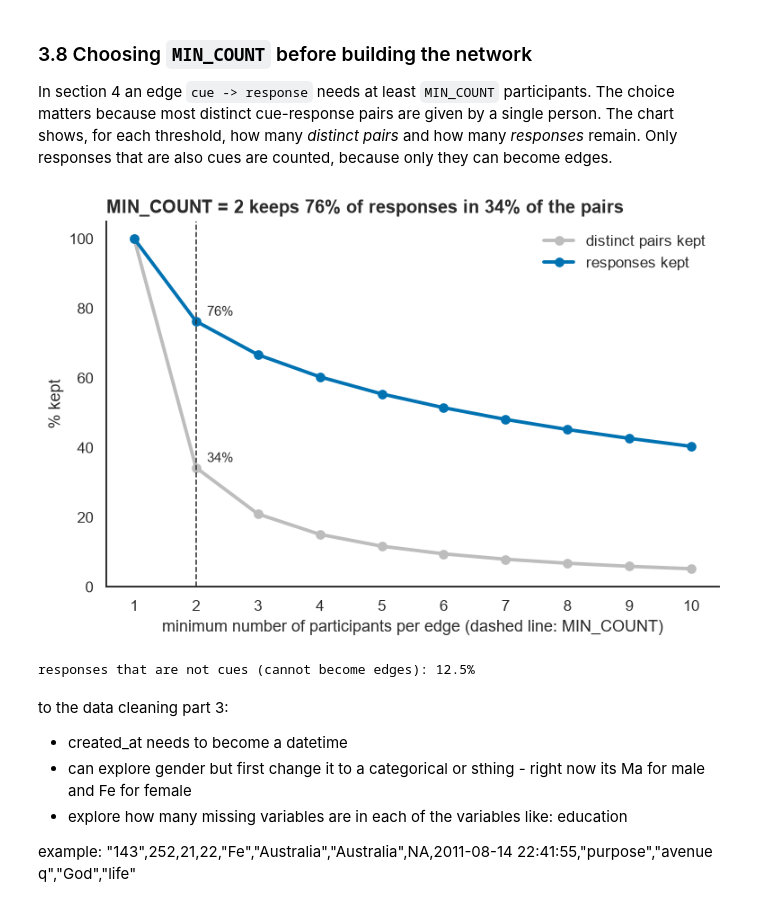
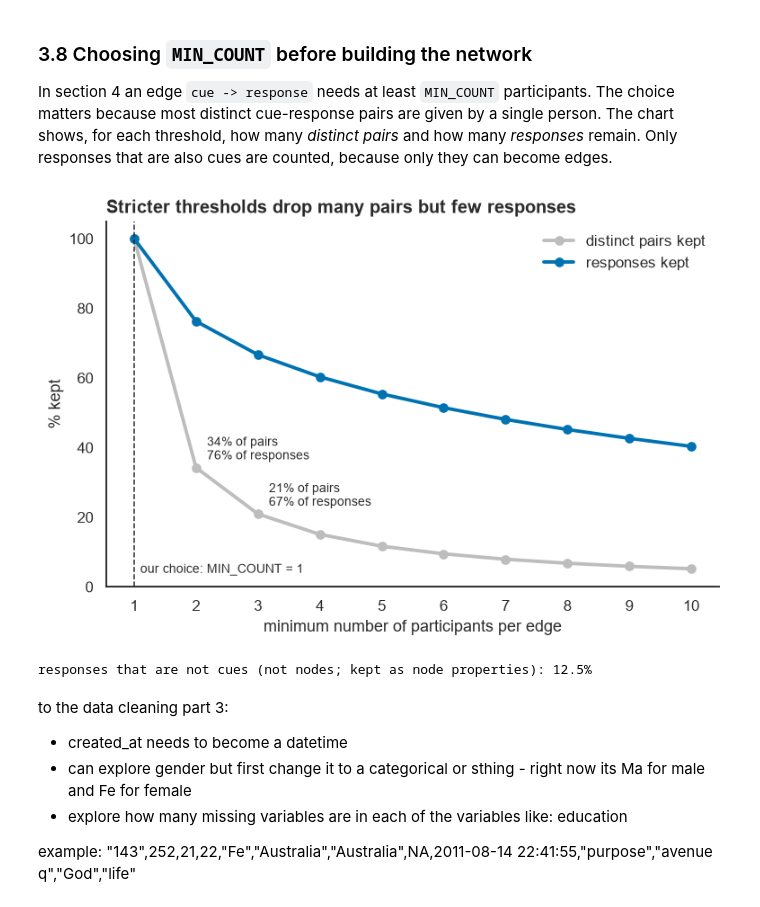
Before and after one commit to Faflon/words-association-visualization, a Jupyter notebook: words_association_analysis.ipynb, the cells around one changed output. Drawn from its saved outputs; the diff is of its cells as text; code cells hidden in the pictures.

```diff
--- a/words_association_analysis.ipynb
+++ b/words_association_analysis.ipynb
@@ -70,7 +70,7 @@ FIG_DIR = ROOT / "outputs" / "figures"
 FIG_DIR.mkdir(parents=True, exist_ok=True)
 
 SEED = 42
-MIN_COUNT = 2          # an association must be given by at least this many participants
+MIN_COUNT = 1          # an association must be given by at least this many participants
 FOCUS_WORD = "money"   # word used for the interactive ego network (falls back if absent)
 
 PALETTE = ["#0072B2", "#E69F00", "#009E73", "#D55E00",
@@ -785,30 +785,31 @@ In section 4 an edge `cue -> response` needs at least `MIN_COUNT` participants.
 # %%
 pair_counts = long.groupby(["cue", "response"]).size().rename("count").reset_index()
 pair_counts = pair_counts[pair_counts.response.isin(cues)]
 
 thr = np.arange(1, 11)
 pairs_kept = np.array([(pair_counts["count"] >= t).mean() for t in thr]) * 100
 resp_kept = np.array([pair_counts.loc[pair_counts["count"] >= t, "count"].sum() / pair_counts["count"].sum() for t in thr]) * 100
-i = MIN_COUNT - 1
 
 fig, ax = plt.subplots(figsize=(8, 4.8))
 ax.plot(thr, pairs_kept, color=GREY, lw=2.5, marker="o", label="distinct pairs kept")
 ax.plot(thr, resp_kept, color=BLUE, lw=2.5, marker="o", label="responses kept")
 ax.axvline(MIN_COUNT, color=INK, ls="--", lw=1)
-ax.annotate(f"{pairs_kept[i]:.0f}%", (MIN_COUNT, pairs_kept[i]), xytext=(8, 4), textcoords="offset points", fontsize=10)
-ax.annotate(f"{resp_kept[i]:.0f}%", (MIN_COUNT, resp_kept[i]), xytext=(8, 4), textcoords="offset points", fontsize=10)
+ax.text(MIN_COUNT + 0.1, 4, f"our choice: MIN_COUNT = {MIN_COUNT}", fontsize=9)
+for t in (2, 3):                      # what the robustness check would remove
+    ax.annotate(f"{pairs_kept[t-1]:.0f}% of pairs\n{resp_kept[t-1]:.0f}% of responses", (t, pairs_kept[t-1]),
+                xytext=(8, 6), textcoords="offset points", fontsize=9)
 ax.legend(frameon=False, loc="upper right")
 ax.set_xticks(thr)
 ax.set_ylim(0, 105)
-ax.set_xlabel("minimum number of participants per edge (dashed line: MIN_COUNT)")
+ax.set_xlabel("minimum number of participants per edge")
 ax.set_ylabel("% kept")
-ax.set_title(f"MIN_COUNT = {MIN_COUNT} keeps {resp_kept[i]:.0f}% of responses in {pairs_kept[i]:.0f}% of the pairs")
+ax.set_title(f"Stricter thresholds drop many pairs but few responses")
 fig.savefig(FIG_DIR / "03l_min_count.png", bbox_inches="tight")
 plt.show()
-print(f"responses that are not cues (cannot become edges): {1 - long.response.isin(cues).mean():.1%}")
+print(f"responses that are not cues (not nodes; kept as node properties): {1 - long.response.isin(cues).mean():.1%}")
 # %% [output]
-[figure, old version]
+[figure, new version]
-responses that are not cues (cannot become edges): 12.5%
+responses that are not cues (not nodes; kept as node properties): 12.5%
 # %% [markdown]
 to the data cleaning part 3:
 - created_at needs to become a datetime
```
Also changed, not shown: parts of 53 cells of this notebook.
